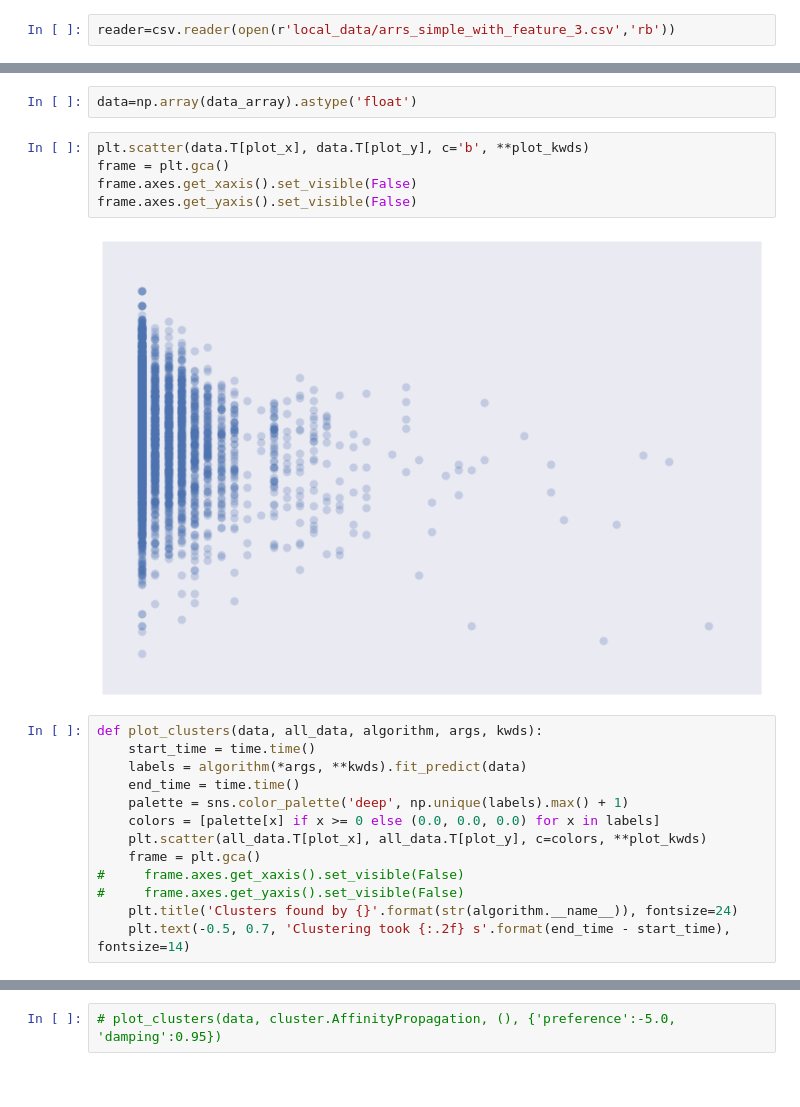
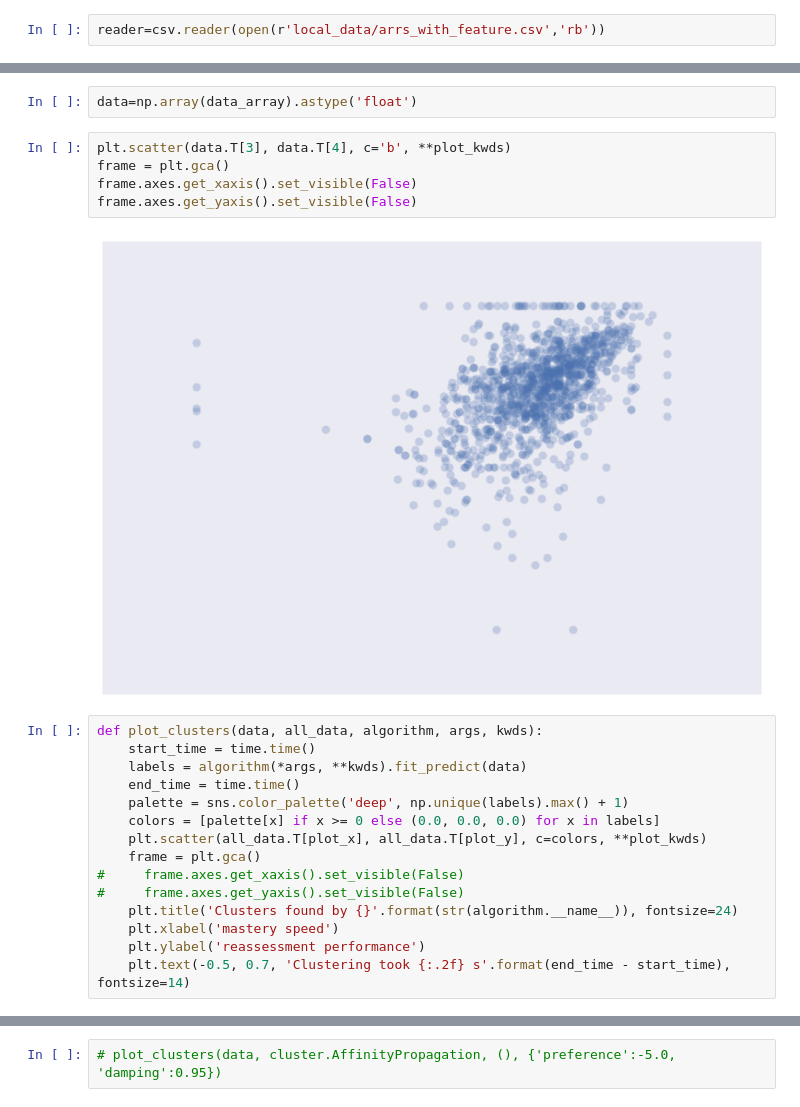
Before and after one commit to beardeer/playground, a Jupyter notebook: clustering.ipynb, the cells around one changed output, grey strips where cells are left out. Drawn from its saved outputs; the diff is of its cells as text.

Commit message:
change data

```diff
--- a/clustering.ipynb
+++ b/clustering.ipynb
@@ -15,16 +15,16 @@ plot_x, plot_y = 0, 1
 # %%
-reader=csv.reader(open(r'local_data/arrs_simple_with_feature_3.csv','rb'))
+reader=csv.reader(open(r'local_data/arrs_with_feature.csv','rb'))
 # %%
 data_array=list(reader)
 # %%
 data=np.array(data_array).astype('float')
 # %%
-plt.scatter(data.T[plot_x], data.T[plot_y], c='b', **plot_kwds)
+plt.scatter(data.T[3], data.T[4], c='b', **plot_kwds)
 frame = plt.gca()
 frame.axes.get_xaxis().set_visible(False)
 frame.axes.get_yaxis().set_visible(False)
 # %% [output]
-[figure, old version]
+[figure, new version]
 # %%
 def plot_clusters(data, all_data, algorithm, args, kwds):
     start_time = time.time()
@@ -37,4 +37,6 @@ def plot_clusters(data, all_data, algorithm, args, kwds):
 #     frame.axes.get_xaxis().set_visible(False)
 #     frame.axes.get_yaxis().set_visible(False)
     plt.title('Clusters found by {}'.format(str(algorithm.__name__)), fontsize=24)
+    plt.xlabel('mastery speed')
+    plt.ylabel('reassessment performance')
     plt.text(-0.5, 0.7, 'Clustering took {:.2f} s'.format(end_time - start_time), fontsize=14)
```
Also changed, not shown: parts of 7 cells of this notebook.
